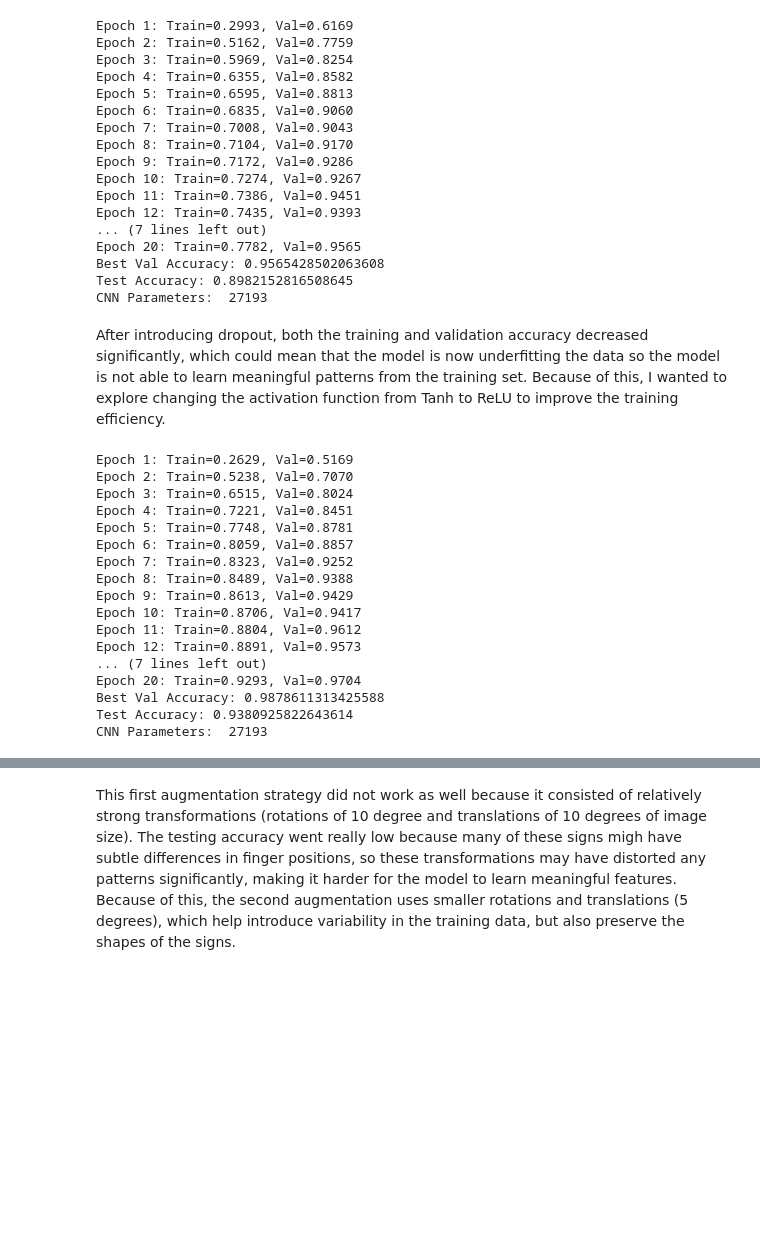
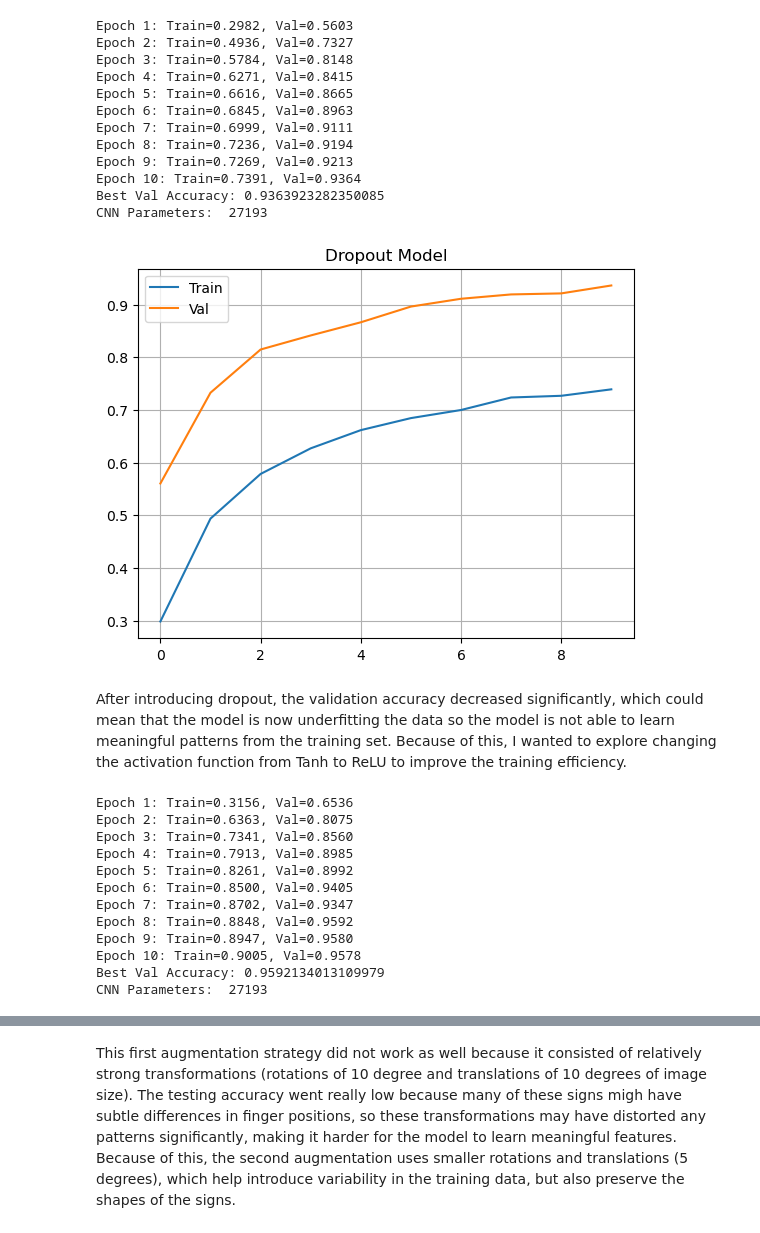
Before and after one commit to yzhao2433/sign_lang_recognition, a Jupyter notebook: CNN.ipynb, the cells around one changed output, grey strips where cells are left out. Drawn from its saved outputs; the diff is of its cells as text; code cells hidden in the pictures; blank space fills up the shorter version.

```diff
--- a/CNN.ipynb
+++ b/CNN.ipynb
@@ -211,29 +225,34 @@ class DropoutCNN(nn.Module):
     return x
 # %%
 cnn_dropout = DropoutCNN()
-train_model(cnn_dropout)
-cnn_dropout_test_accuracy = test_model(cnn_dropout)
+dropout_train, dropout_val, best_dropout_val = train_model(cnn_dropout)
+# cnn_dropout_test_accuracy = test_model(cnn_dropout)
 print("CNN Parameters: ", count_params(cnn_dropout))
 # %% [output]
-Epoch 1: Train=0.2993, Val=0.6169
-Epoch 2: Train=0.5162, Val=0.7759
-Epoch 3: Train=0.5969, Val=0.8254
-Epoch 4: Train=0.6355, Val=0.8582
-Epoch 5: Train=0.6595, Val=0.8813
-Epoch 6: Train=0.6835, Val=0.9060
-Epoch 7: Train=0.7008, Val=0.9043
-Epoch 8: Train=0.7104, Val=0.9170
-Epoch 9: Train=0.7172, Val=0.9286
-Epoch 10: Train=0.7274, Val=0.9267
-Epoch 11: Train=0.7386, Val=0.9451
-Epoch 12: Train=0.7435, Val=0.9393
-... (7 lines left out)
-Epoch 20: Train=0.7782, Val=0.9565
-Best Val Accuracy: 0.9565428502063608
-Test Accuracy: 0.8982152816508645
+Epoch 1: Train=0.2982, Val=0.5603
+Epoch 2: Train=0.4936, Val=0.7327
+Epoch 3: Train=0.5784, Val=0.8148
+Epoch 4: Train=0.6271, Val=0.8415
+Epoch 5: Train=0.6616, Val=0.8665
+Epoch 6: Train=0.6845, Val=0.8963
+Epoch 7: Train=0.6999, Val=0.9111
+Epoch 8: Train=0.7236, Val=0.9194
+Epoch 9: Train=0.7269, Val=0.9213
+Epoch 10: Train=0.7391, Val=0.9364
+Best Val Accuracy: 0.9363923282350085
 CNN Parameters:  27193
+# %%
+plt.figure()
+plt.plot(dropout_train, label="Train")
+plt.plot(dropout_val, label="Val")
+plt.title("Dropout Model")
+plt.legend()
+plt.grid()
+plt.show()
+# %% [output]
+[figure, added]
 # %% [markdown]
-After introducing dropout, both the training and validation accuracy decreased significantly, which could mean that the model is now underfitting the data so the model is not able to learn meaningful patterns from the training set. Because of this, I wanted to explore changing the activation function from Tanh to ReLU to improve the training efficiency.
+After introducing dropout, the validation accuracy decreased significantly, which could mean that the model is now underfitting the data so the model is not able to learn meaningful patterns from the training set. Because of this, I wanted to explore changing the activation function from Tanh to ReLU to improve the training efficiency.
 # %%
 class ReLUCNN(nn.Module):
   def __init__(self):
@@ -261,24 +280,19 @@ class ReLUCNN(nn.Module):
     return x
 # %%
 cnn_relu = ReLUCNN()
-train_model(cnn_relu)
-cnn_relu_test_accuracy = test_model(cnn_relu)
+relu_train, relu_val, best_relu_val = train_model(cnn_relu)
+# cnn_relu_test_accuracy = test_model(cnn_relu)
 print("CNN Parameters: ", count_params(cnn_relu))
 # %% [output]
-Epoch 1: Train=0.2629, Val=0.5169
-Epoch 2: Train=0.5238, Val=0.7070
-Epoch 3: Train=0.6515, Val=0.8024
-Epoch 4: Train=0.7221, Val=0.8451
-Epoch 5: Train=0.7748, Val=0.8781
-Epoch 6: Train=0.8059, Val=0.8857
-Epoch 7: Train=0.8323, Val=0.9252
-Epoch 8: Train=0.8489, Val=0.9388
-Epoch 9: Train=0.8613, Val=0.9429
-Epoch 10: Train=0.8706, Val=0.9417
-Epoch 11: Train=0.8804, Val=0.9612
-Epoch 12: Train=0.8891, Val=0.9573
-... (7 lines left out)
-Epoch 20: Train=0.9293, Val=0.9704
-Best Val Accuracy: 0.9878611313425588
-Test Accuracy: 0.9380925822643614
+Epoch 1: Train=0.3156, Val=0.6536
+Epoch 2: Train=0.6363, Val=0.8075
+Epoch 3: Train=0.7341, Val=0.8560
+Epoch 4: Train=0.7913, Val=0.8985
+Epoch 5: Train=0.8261, Val=0.8992
+Epoch 6: Train=0.8500, Val=0.9405
+Epoch 7: Train=0.8702, Val=0.9347
+Epoch 8: Train=0.8848, Val=0.9592
+Epoch 9: Train=0.8947, Val=0.9580
+Epoch 10: Train=0.9005, Val=0.9578
+Best Val Accuracy: 0.9592134013109979
 CNN Parameters:  27193
```
Also changed, not shown: parts of 34 cells of this notebook.
